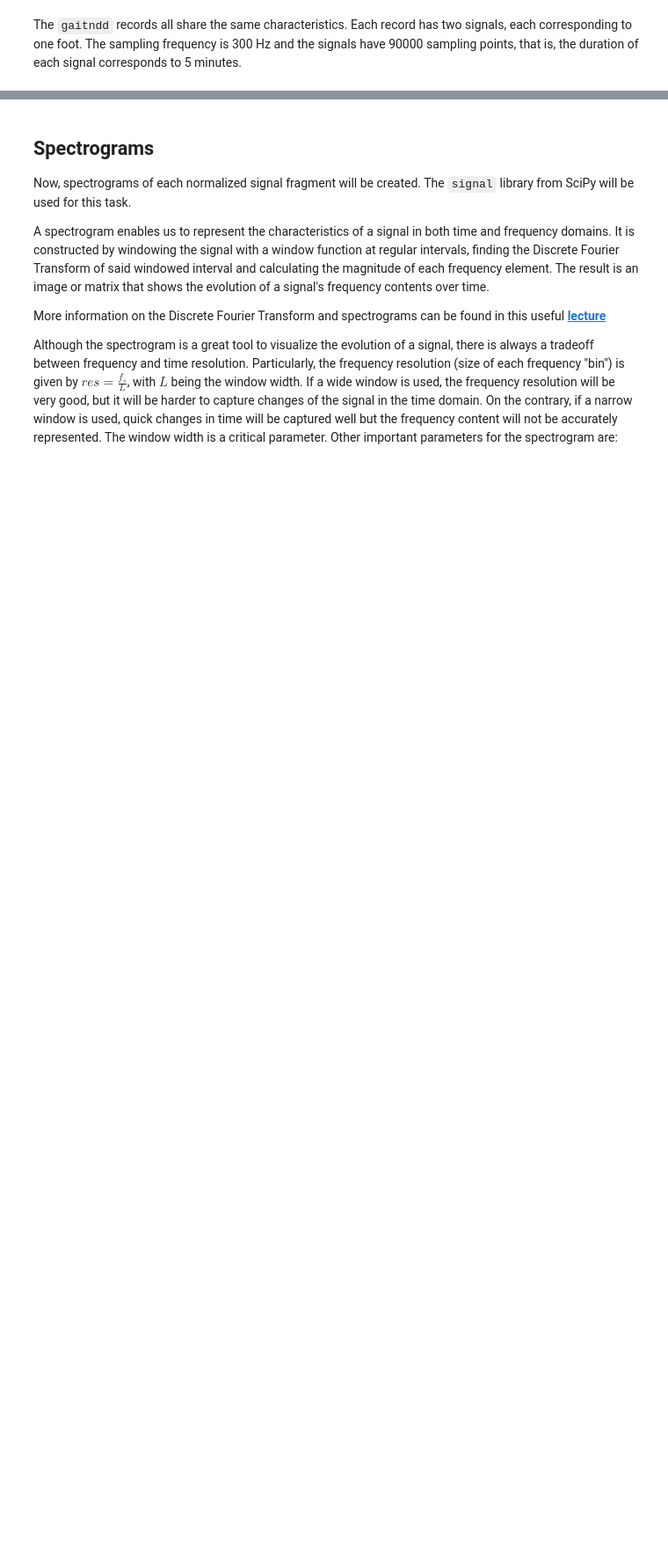
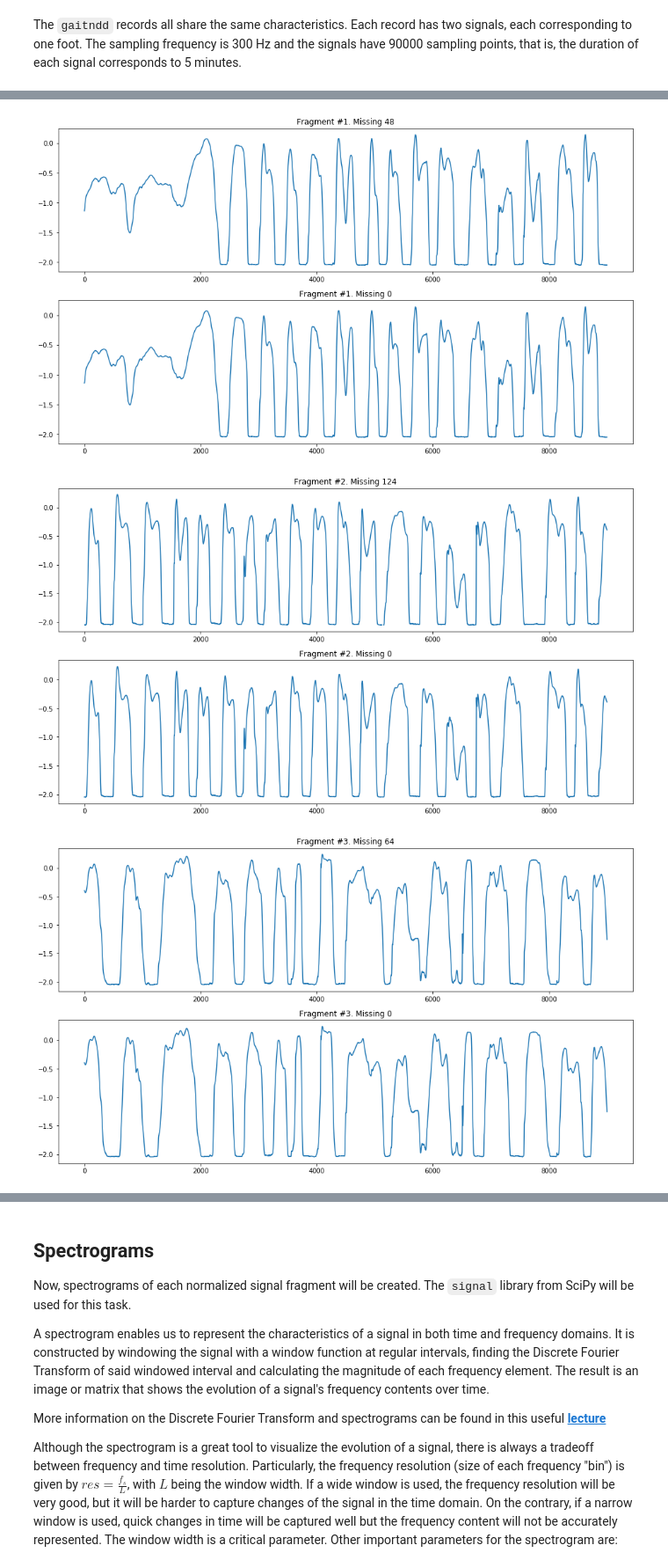
Before and after one commit to miguelfmc/gaitndd-wrangling, a Jupyter notebook: notebooks/WFDBProcessing.ipynb, the cells around one changed output, grey strips where cells are left out. Shown at 88% size. Cells and saved outputs as stored; diff of their text form; code cells hidden in the pictures; blank space fills up the shorter version.

```diff
--- a/notebooks/WFDBProcessing.ipynb
+++ b/notebooks/WFDBProcessing.ipynb
@@ -63,0 +69,17 @@ The records from the Physionet database will be split into one minute segments a
+# %%
+def nan_helper(y):
+    """Helper to handle indices and logical indices of NaNs.
+
+    Input:
+        - y, 1d numpy array with possible NaNs
+    Output:
+        - nans, logical indices of NaNs
+        - index, a function, with signature indices= index(logical_indices),
+          to convert logical indices of NaNs to 'equivalent' indices
+    Example:
+        >>> # linear interpolation of NaNs
+        >>> nans, x= nan_helper(y)
+        >>> y[nans]= np.interp(x(nans), x(~nans), y[~nans])
+    """
+
+    return np.isnan(y), lambda z: z.nonzero()[0]
@@ -63,0 +140,30 @@ The records from the Physionet database will be split into one minute segments a
+# %%
+# test interpolating missing values. plot signals
+
+record_name = 'hunt13'
+
+record = wfdb.rdrecord(os.path.join(rootdir, 'data/raw', record_name), \
+                       sampfrom=0, sampto=90000)
+
+signal = record.p_signal.T
+signal_right = signal[1, :]
+signal_left = signal[0, :]
+
+for i, fragment in enumerate(np.split(signal_right, n_fragments)):
+    fig, axes = plt.subplots(nrows=2, ncols=1)
+    nans, t = nan_helper(fragment)
+    num_of_nans = np.sum(nans)
+
+    axes[0].set_title('Fragment #{0}. Missing {1}'.format(i+1, num_of_nans))
+    axes[0].plot(fragment)
+
+    fragment[nans] = np.interp(t(nans), t(~nans), fragment[~nans])
+
+    nans, t = nan_helper(fragment)
+    num_of_nans = np.sum(nans)
+    axes[1].set_title('Fragment #{0}. Missing {1}'.format(i+1, num_of_nans))
+    axes[1].plot(fragment)
+# %% [output]
+[figure, added]
+[figure, added]
+[figure, added]
```
Also changed, not shown: parts of 17 cells of this notebook.
